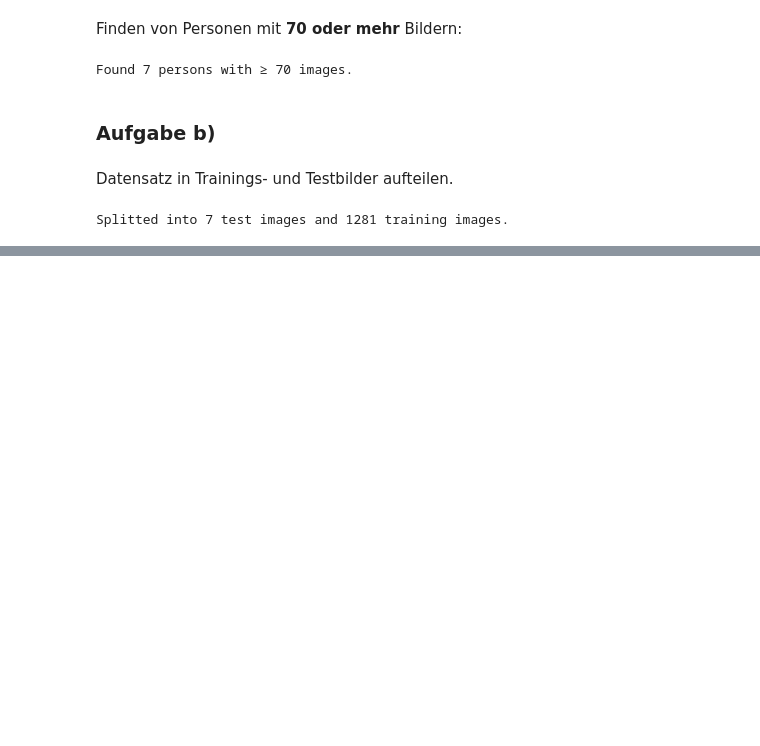
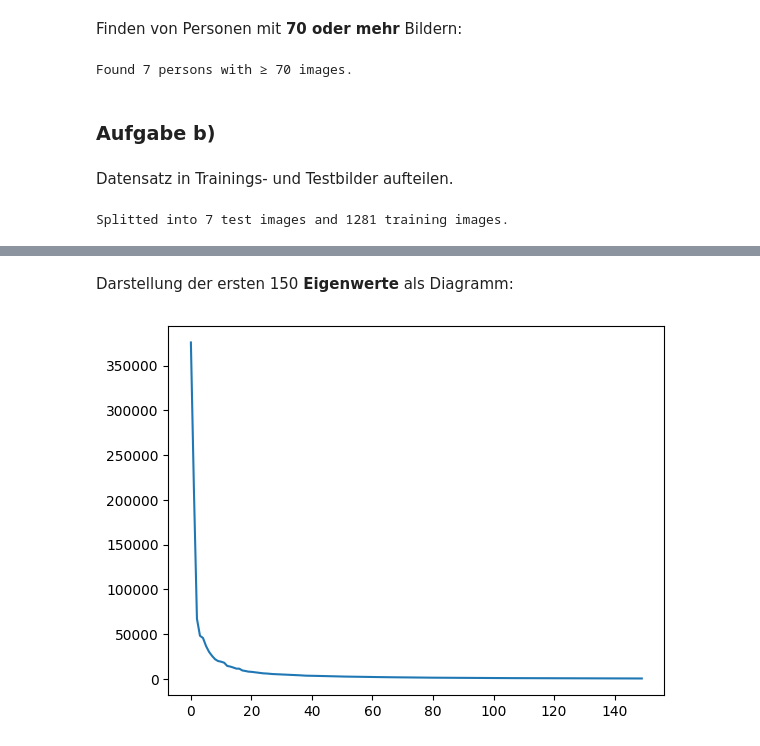
Before and after one commit to robingenz/htwg-machine-learning-exercises, a Jupyter notebook: exercises/02_Linear_Regression/02_eigengesichter.ipynb, the cells around one changed output, grey strips where cells are left out. Drawn from its saved outputs; the diff is of its cells as text; code cells hidden in the pictures; blank space fills up the shorter version.

```diff
--- a/exercises/02_Linear_Regression/02_eigengesichter.ipynb
+++ b/exercises/02_Linear_Regression/02_eigengesichter.ipynb
@@ -90,0 +136,34 @@ Splitted into 7 test images and 1281 training images.
+# %%
+from scipy import stats
+
+def transform(dataFrame: pd.DataFrame):
+    dataFrame = dataFrame.copy()
+    # Zentrierung
+    for col in dataFrame.columns:
+        dataFrame[col] = dataFrame[col] - dataFrame[col].mean()
+    # Normierung
+    return dataFrame.apply(stats.zscore)
+
+def pca(dataFrame: pd.DataFrame):
+    # 1. - 2. Zentrierung und Normierung
+    dataFrame = transform(dataFrame)
+    # 3. Erstellen einer Daten- und Designmatrix
+    X = dataFrame.to_numpy()
+    # 4. - 7. Berechnung der Singulärwertzerlegung
+    U, D, V = np.linalg.svd(X, full_matrices=False)
+    # U: Unitäre Matrix mit linken singulären Vektoren als Spalten der Form (M,K)
+    # D (Sigma): Enthält die singulären Vektoren
+    # V: Unitäre Matrix mit rechten singulären Vektoren als Reihen der Form (K,N)
+    return U, D, V
+
+training_U, training_D, training_V = pca(pd.DataFrame(training_matrix))
+
+training_n = training_U.shape[0]
+
+training_pca_df = pd.DataFrame(training_D, columns=['Singular Value'])
+training_pca_df['Eigenvalue'] = training_pca_df['Singular Value'] ** 2
+training_pca_df['Varianz'] = training_pca_df['Singular Value'] / (training_n - 1)
+training_pca_df['Explained Variance (%)'] = (training_pca_df['Varianz'] / (training_pca_df['Varianz'].sum())) * 100
+training_pca_df['Cumulative Explained Variance (%)'] = training_pca_df['Explained Variance (%)'].cumsum()
+training_pca_df['Error (%)'] = round(100 - training_pca_df['Cumulative Explained Variance (%)'], 3)
+training_pca_df
@@ -90,0 +184,7 @@ Splitted into 7 test images and 1281 training images.
+# %% [markdown]
+Darstellung der ersten 150 **Eigenwerte** als Diagramm:
+# %%
+training_pca_df['Eigenvalue'].head(150).plot()
+plt.show()
+# %% [output]
+[figure, added]
```
Also changed, not shown: parts of 21 cells of this notebook, 4 other files.
